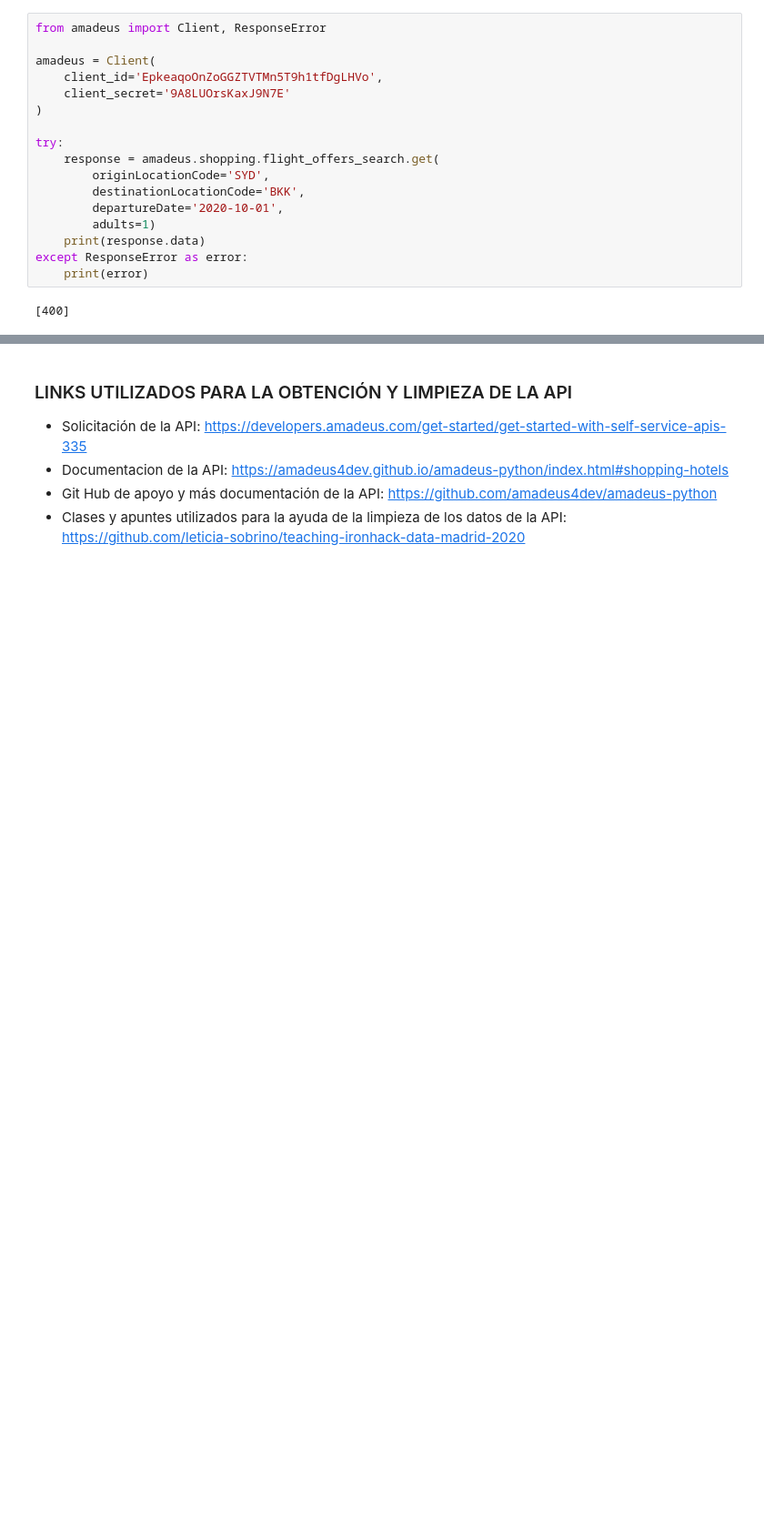
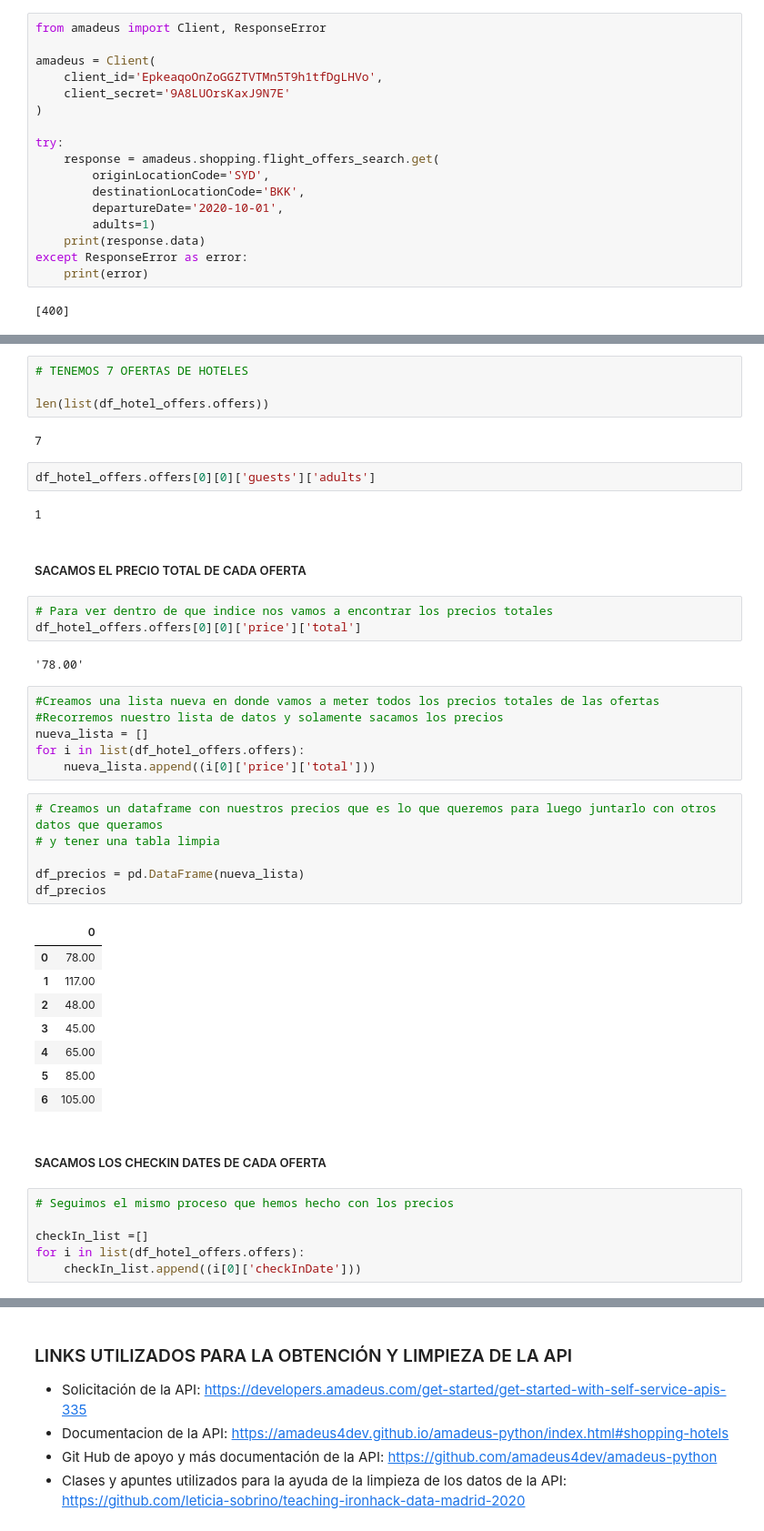
Before and after one commit to leticia-sobrino/pipelines-project, a Jupyter notebook: jupyter notebook/Api Amadeus.ipynb, the cells around one changed output, grey strips where cells are left out. Shown at 91% size. Cells and saved outputs as stored; diff of their text form; blank space fills up the shorter version.

Commit message:
subimos todo

```diff
--- a/jupyter notebook/Api Amadeus.ipynb
+++ b/jupyter notebook/Api Amadeus.ipynb
@@ -285,0 +76,46 @@ AttributeError: 'Response' object has no attribute 'json'
+# %%
+# TENEMOS 7 OFERTAS DE HOTELES
+
+len(list(df_hotel_offers.offers))
+# %% [output]
+7
+# %%
+df_hotel_offers.offers[0][0]['guests']['adults']
+# %% [output]
+1
+# %% [markdown]
+##### SACAMOS EL PRECIO TOTAL DE CADA OFERTA
+# %%
+# Para ver dentro de que indice nos vamos a encontrar los precios totales
+df_hotel_offers.offers[0][0]['price']['total']
+# %% [output]
+'78.00'
+# %%
+#Creamos una lista nueva en donde vamos a meter todos los precios totales de las ofertas
+#Recorremos nuestro lista de datos y solamente sacamos los precios
+nueva_lista = []
+for i in list(df_hotel_offers.offers):
+    nueva_lista.append((i[0]['price']['total']))
+# %%
+# Creamos un dataframe con nuestros precios que es lo que queremos para luego juntarlo con otros datos que queramos
+# y tener una tabla limpia
+
+df_precios = pd.DataFrame(nueva_lista)
+df_precios
+# %% [output]
+|  | 0 |
+| 0 | 78.00 |
+| 1 | 117.00 |
+| 2 | 48.00 |
+| 3 | 45.00 |
+| 4 | 65.00 |
+| 5 | 85.00 |
+| 6 | 105.00 |
+# %% [markdown]
+##### SACAMOS LOS CHECKIN DATES DE CADA OFERTA
+# %%
+# Seguimos el mismo proceso que hemos hecho con los precios
+
+checkIn_list =[]
+for i in list(df_hotel_offers.offers):
+    checkIn_list.append((i[0]['checkInDate']))
```
Also changed, not shown: parts of 68 cells of this notebook, 24 other files.
